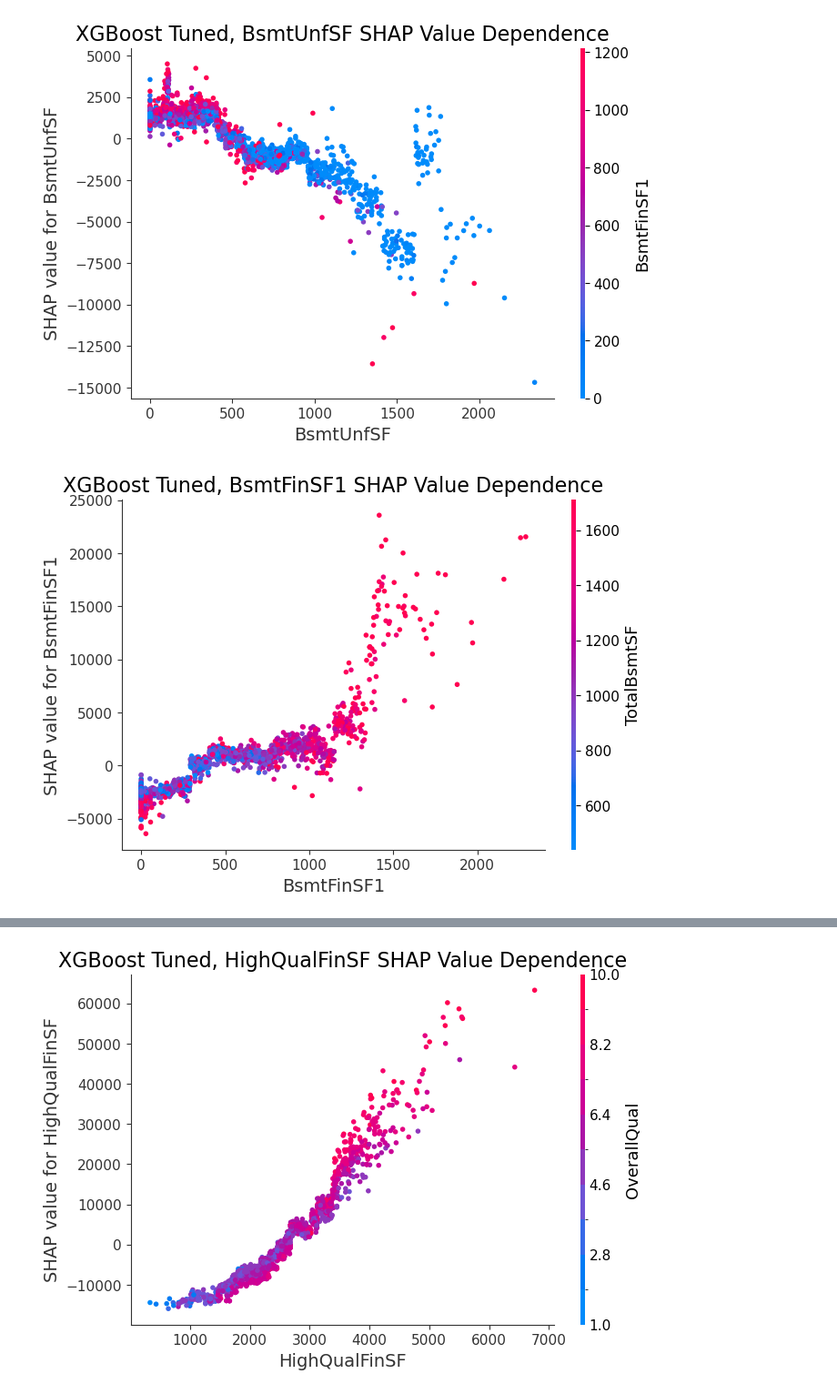
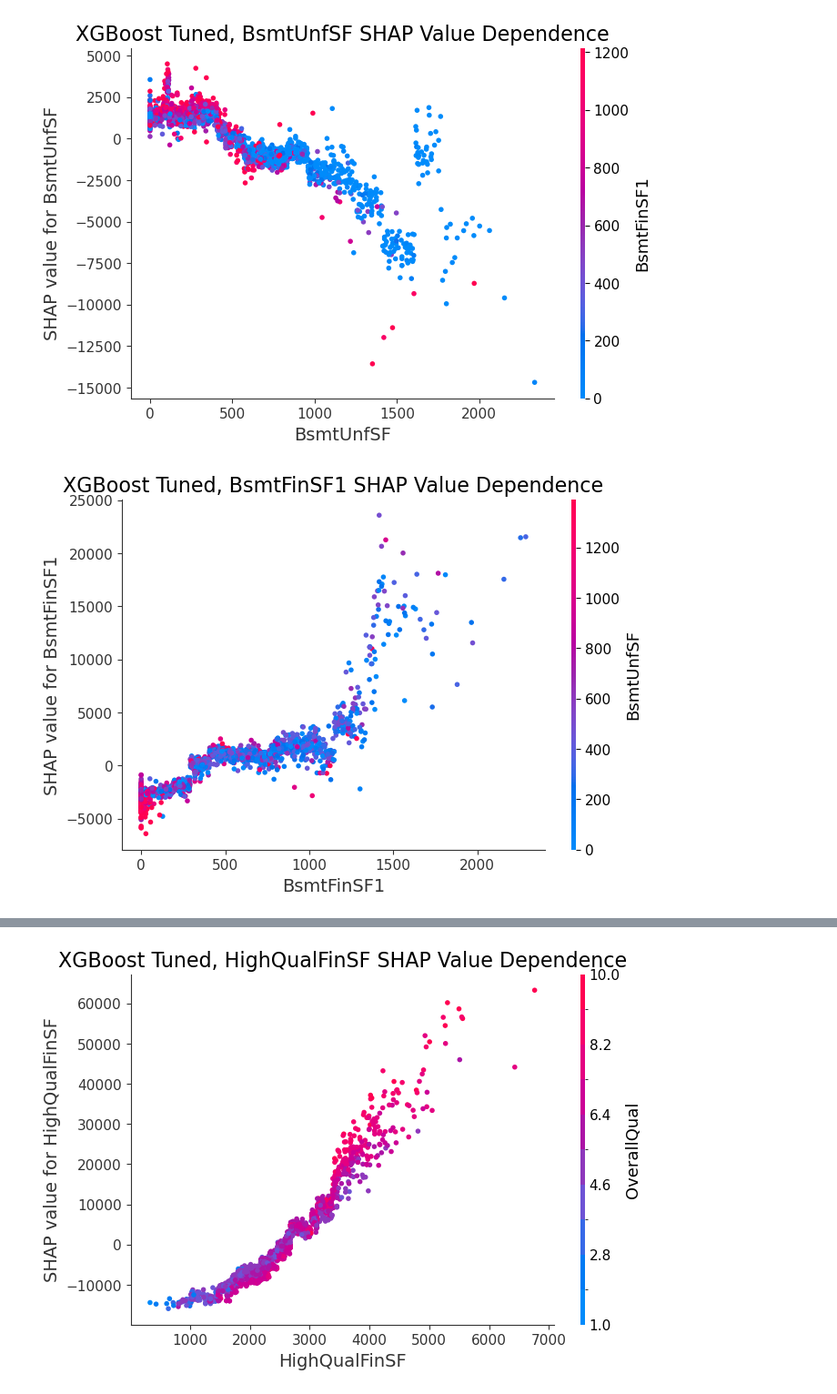
Before and after one commit to briangdrewes/machinelearning_Ames, a Jupyter notebook: visuals_and_tests/ordinalNormalCondition_XGBoostViz.ipynb, the cells around one changed output, grey strips where cells are left out. Shown at 91% size. Saved outputs shown, nothing was run; the diff lists cells and outputs as text; code cells hidden in the pictures.

```diff
--- a/visuals_and_tests/ordinalNormalCondition_XGBoostViz.ipynb
+++ b/visuals_and_tests/ordinalNormalCondition_XGBoostViz.ipynb
@@ -312,13 +312,13 @@ plt.show()
 # %% [output]
 [figure]
 # %%
-shap.dependence_plot("BsmtFinSF1", shap_values, X, interaction_index='TotalBsmtSF', show=False)
+shap.dependence_plot("BsmtFinSF1", shap_values, X, interaction_index='BsmtUnfSF', show=False)
 
 
 plt.title('XGBoost Tuned, BsmtFinSF1 SHAP Value Dependence', fontsize=16)
 
 plt.ylabel('SHAP value for BsmtFinSF1', fontsize=14)
 plt.xlabel('BsmtFinSF1', fontsize=14);
 plt.show()
 # %% [output]
-[figure, old version]
+[figure, new version]
```
Also changed, not shown: parts of 41 cells of this notebook, 1 other file.
